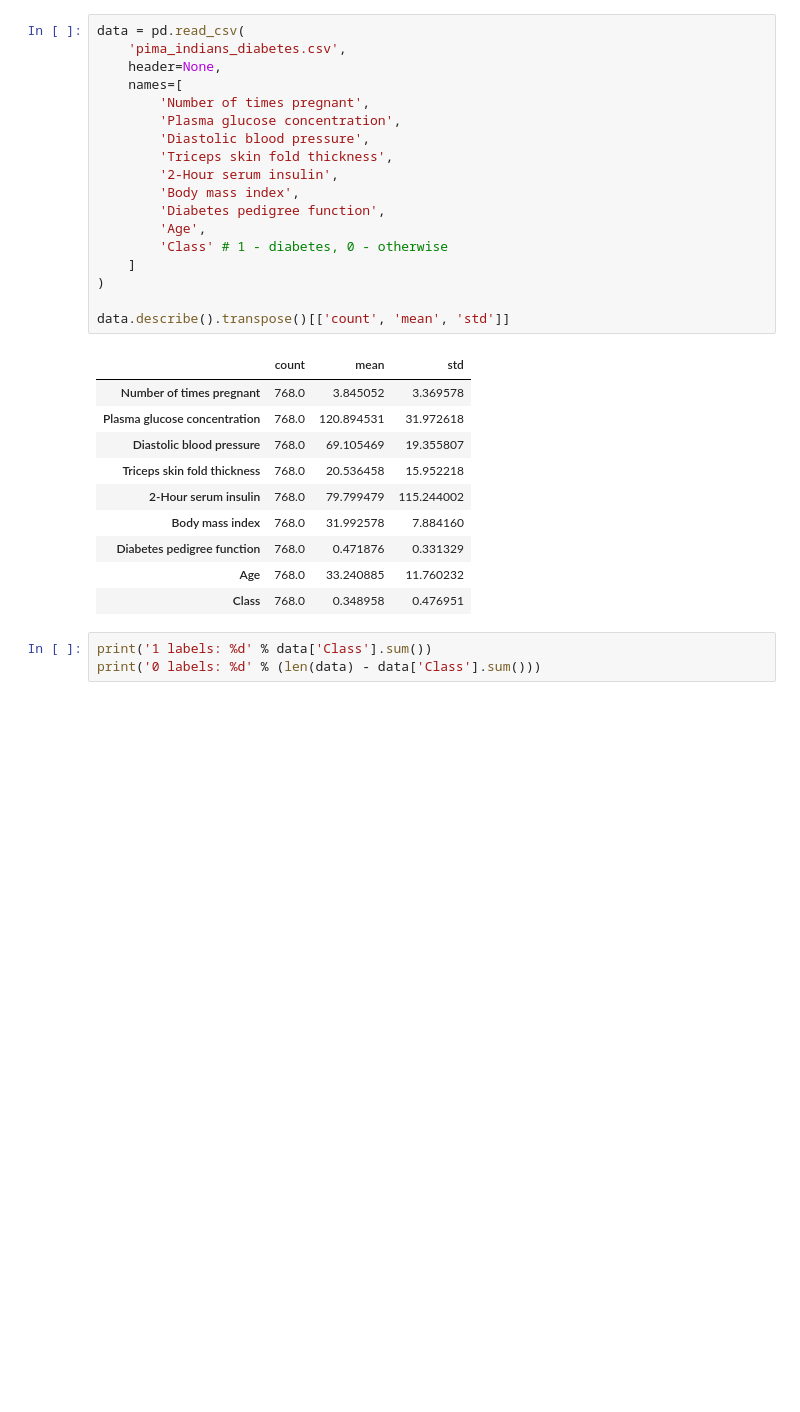
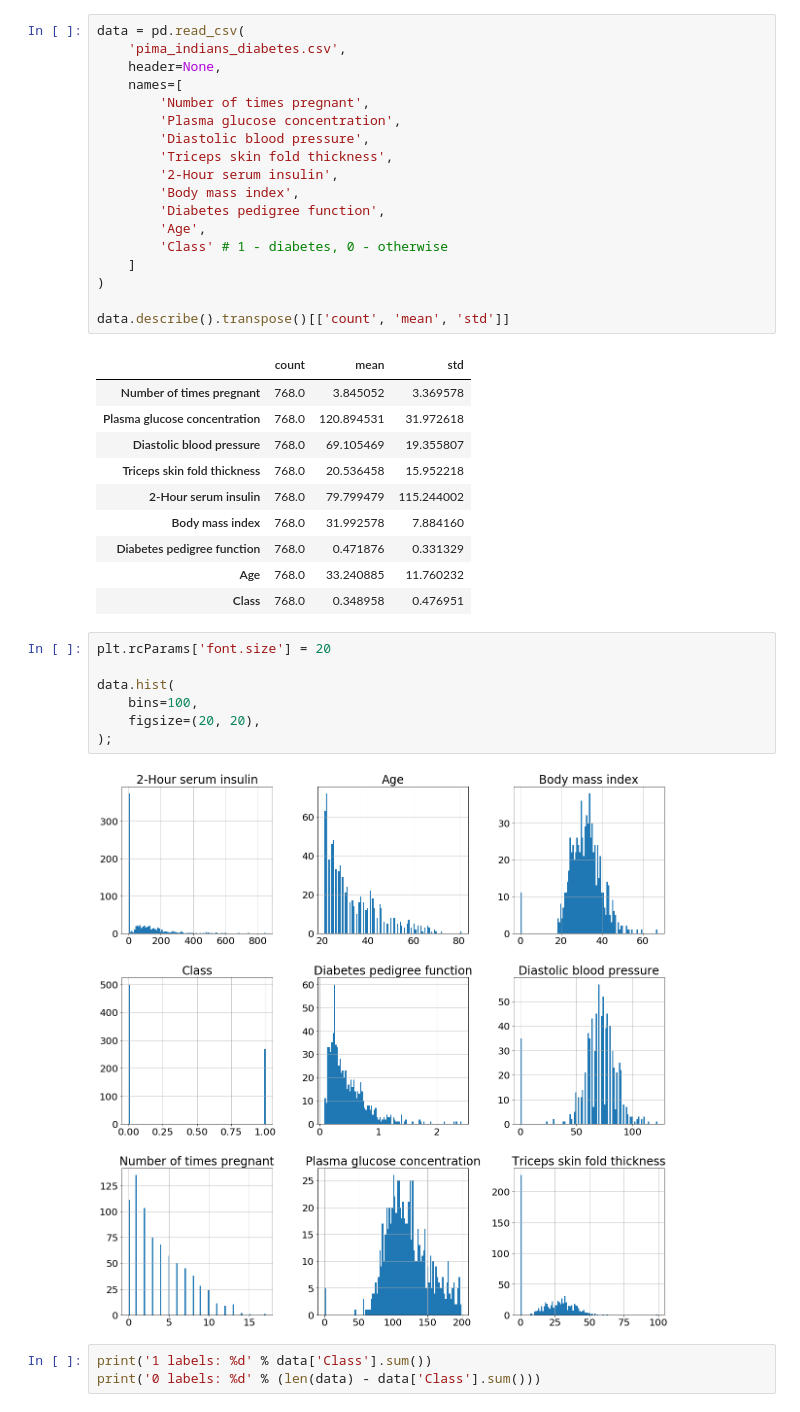
Before and after one commit to karolisjan/DataScience, a Jupyter notebook: from_scratch_naive_bayes/naive_bayes.ipynb, the cells around one changed output. Saved outputs shown, nothing was run; the diff lists cells and outputs as text; blank space fills up the shorter version.

```diff
--- a/from_scratch_naive_bayes/naive_bayes.ipynb
+++ b/from_scratch_naive_bayes/naive_bayes.ipynb
@@ -51,6 +53,15 @@ data.describe().transpose()[['count', 'mean', 'std']]
 | Diabetes pedigree function | 768.0 | 0.471876 | 0.331329 |
 | Age | 768.0 | 33.240885 | 11.760232 |
 | Class | 768.0 | 0.348958 | 0.476951 |
+# %%
+plt.rcParams['font.size'] = 20
+
+data.hist(
+    bins=100,
+    figsize=(20, 20),
+);
+# %% [output]
+[figure, added]
 # %%
 print('1 labels: %d' % data['Class'].sum())
 print('0 labels: %d' % (len(data) - data['Class'].sum()))
```
Also changed, not shown: parts of 14 cells of this notebook, 1 other file.
